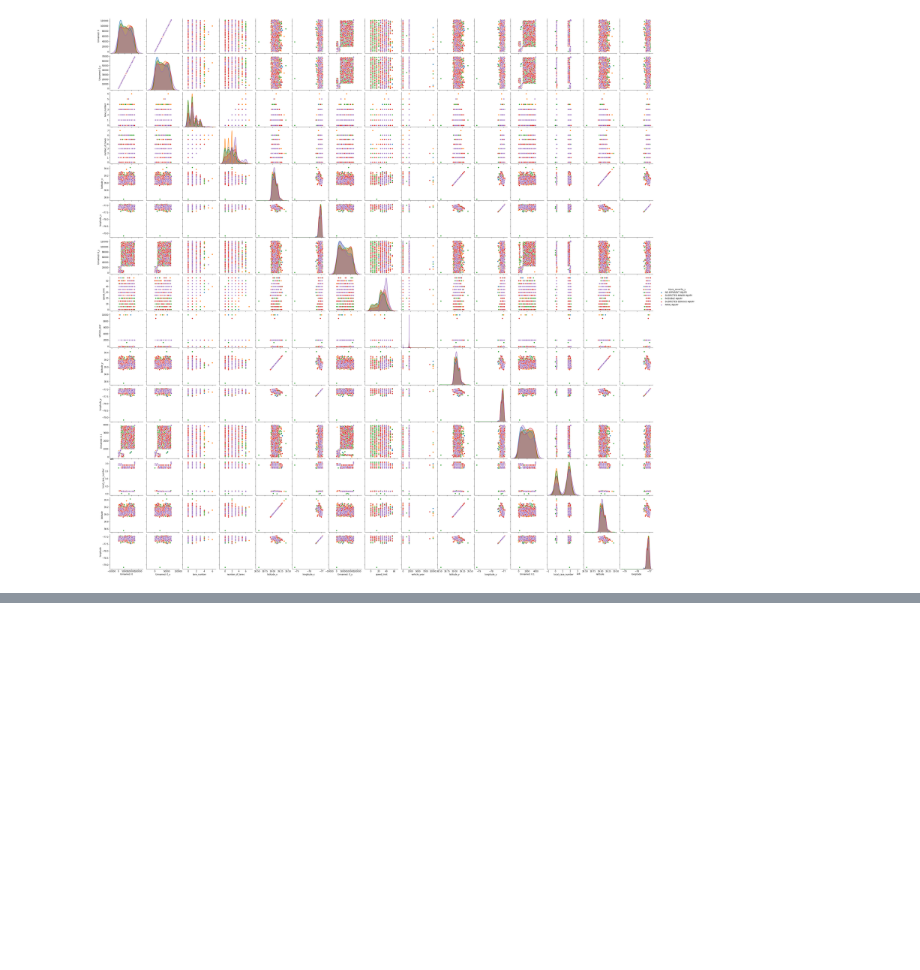
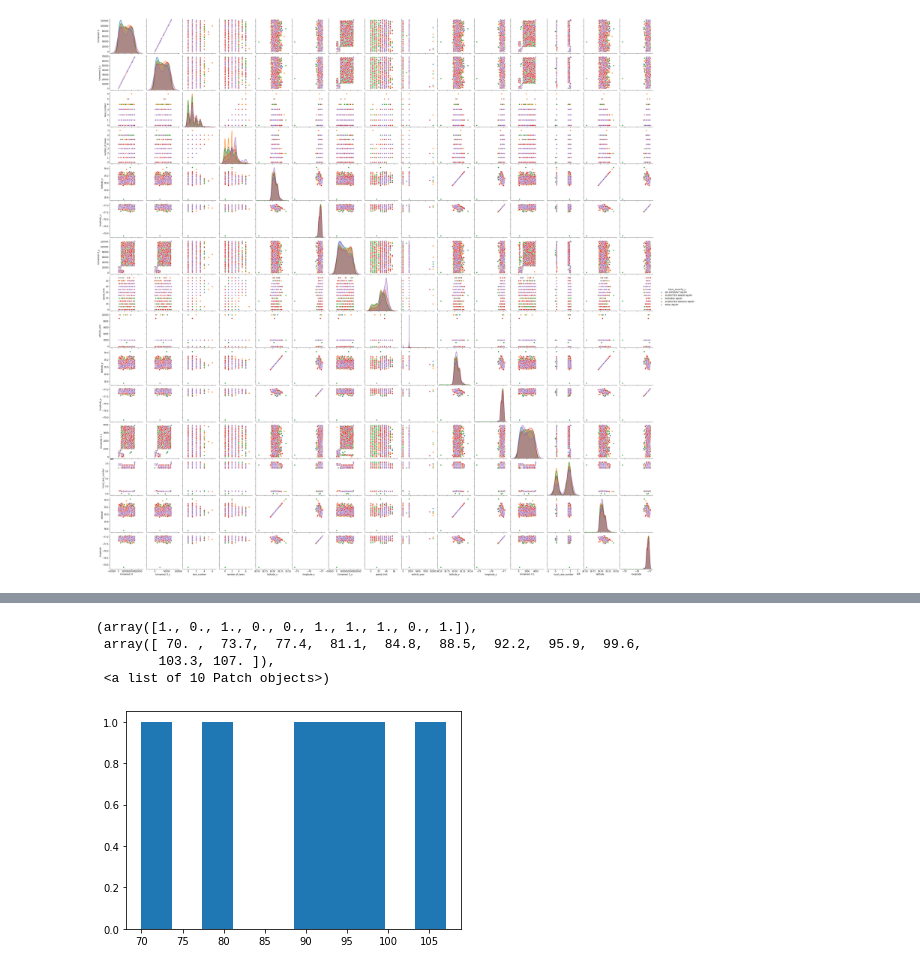
Before and after one commit to MEGlantz/Data205, a Jupyter notebook: StatisticalAnalysis.ipynb, the cells around one changed output, grey strips where cells are left out. Cells and saved outputs as stored; diff of their text form; code cells hidden in the pictures; blank space fills up the shorter version.

```diff
--- a/StatisticalAnalysis.ipynb
+++ b/StatisticalAnalysis.ipynb
@@ -134,0 +322,10 @@ sns.pairplot(moCoDetails, hue = "injury_severity_y", height = 2.5)
+# %%
+pgCo = crashData['location'] == "Prince George's County"
+pgCoCrashes = crashData[pgCo]
+plt.hist(pgCoCrashes['fatal_crashes'])
+# %% [output]
+(array([1., 0., 1., 0., 0., 1., 1., 1., 0., 1.]),
+ array([ 70. ,  73.7,  77.4,  81.1,  84.8,  88.5,  92.2,  95.9,  99.6,
+        103.3, 107. ]),
+ <a list of 10 Patch objects>)
+[figure, added]
```
Also changed, not shown: parts of 30 cells of this notebook, 1 other file.
